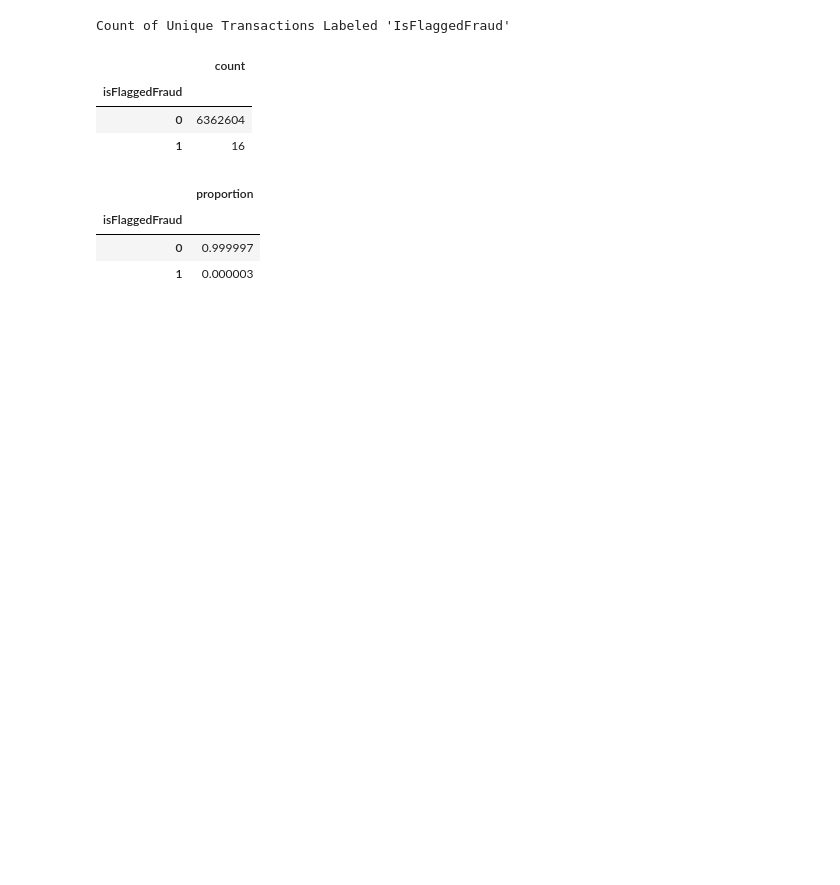
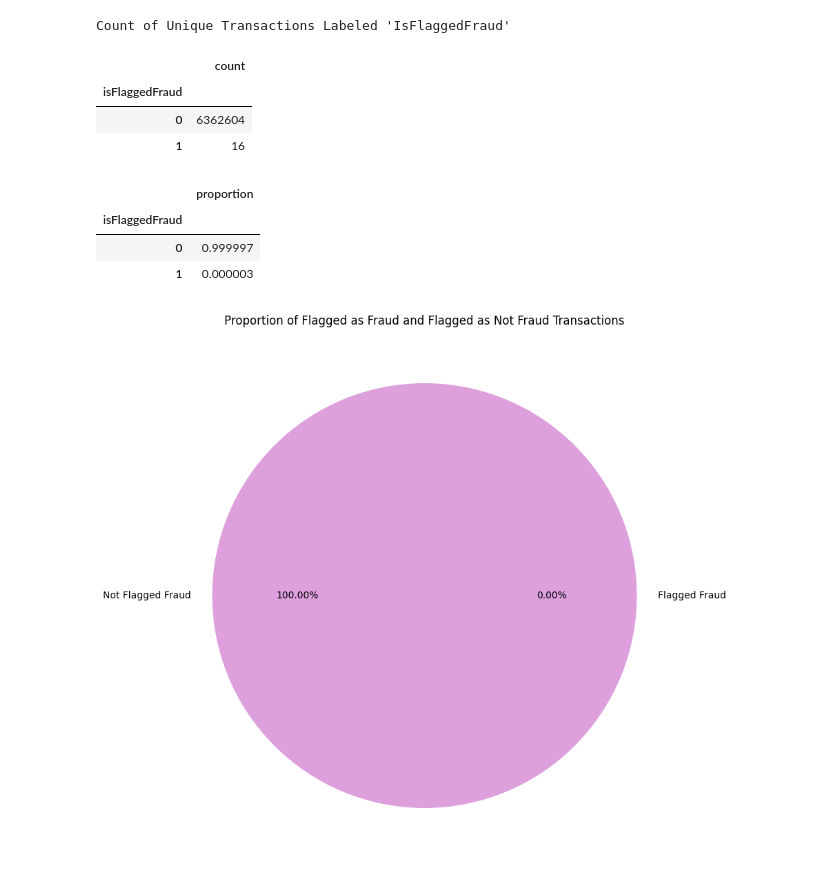
Before and after one commit to thetechleila/Financial-Fraud-Detection-Model, a Jupyter notebook: eda.ipynb, the cells around one changed output. Cells and saved outputs as stored; diff of their text form; code cells hidden in the pictures; blank space fills up the shorter version.

Commit message:
chart images added, flagged chart created

```diff
--- a/eda.ipynb
+++ b/eda.ipynb
@@ -178,3 +177,16 @@ flagged_prop.to_frame()
 | isFlaggedFraud |  |
 | 0 | 0.999997 |
 | 1 | 0.000003 |
+# %%
+#Visualize amount of flagged fraudulent transactions and transactions flagged as non-fradulent as a pie plot
+isflag_pie = [6362604, 16] #Specific count of flagged fraud/flagged not fraud transactions
+labelfl = ["Not Flagged Fraud", "Flagged Fraud"]
+explode = [0.5, 0.5]
+fl_colors = ["#DDA0DD", "#FFFF14"]
+
+plt.title("Proportion of Flagged as Fraud and Flagged as Not Fraud Transactions")
+plt.rcParams["figure.figsize"] = (10,10)
+plt.pie(isflag_pie, labels=labelfl, autopct= "%1.2f%%", colors = fl_colors)
+plt.show()
+# %% [output]
+[figure, added]
```
Also changed, not shown: parts of 1 cell of this notebook, 2 other files.
